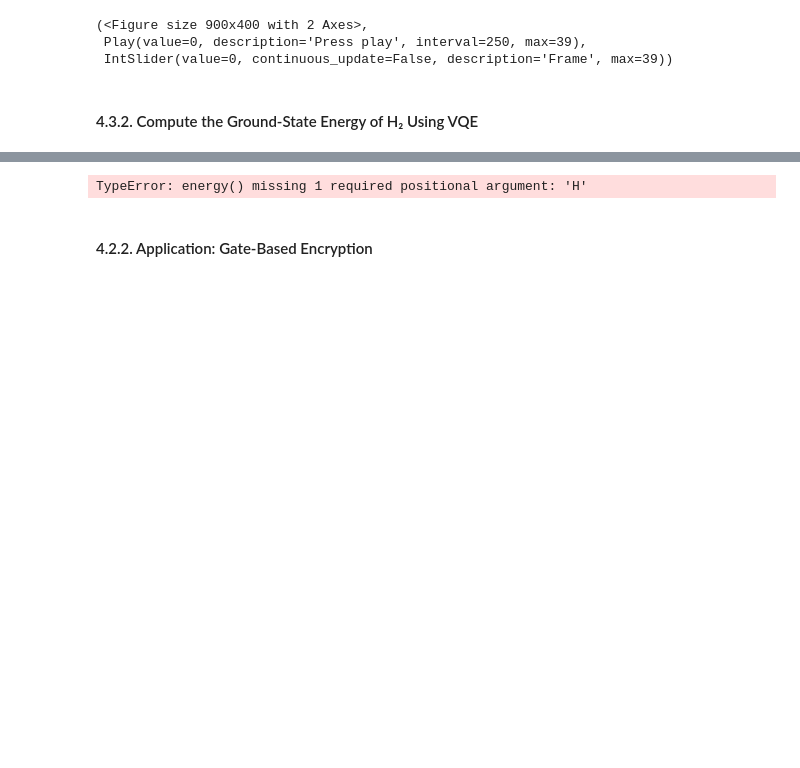
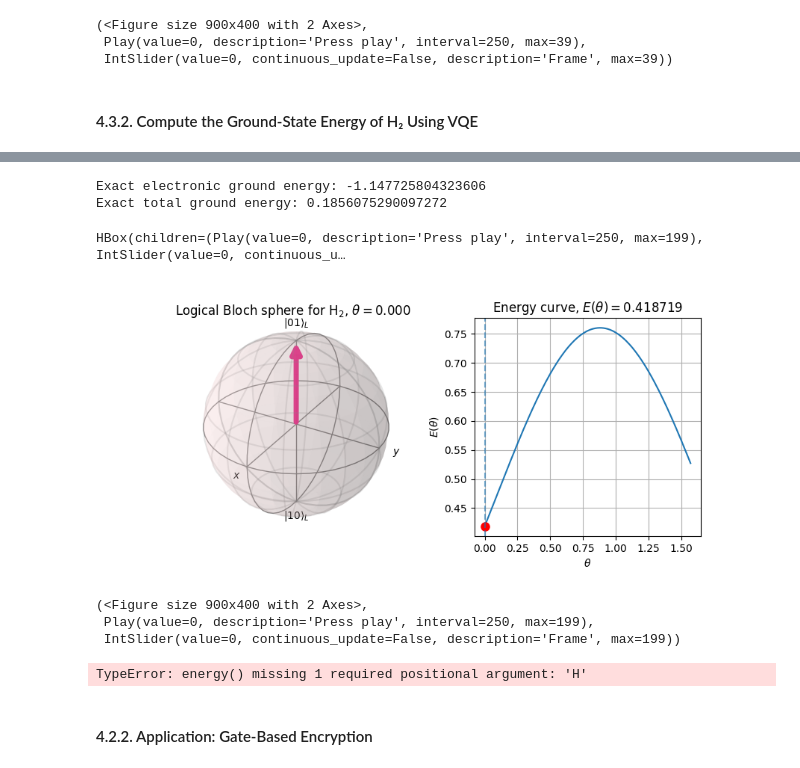
Before and after one commit to MariyaSV78/notebook_Quantum-computing, a Jupyter notebook: Quantum-computing.ipynb, the cells around one changed output, grey strips where cells are left out. Drawn from its saved outputs; the diff is of its cells as text; code cells hidden in the pictures; blank space fills up the shorter version.

```diff
--- a/Quantum-computing.ipynb
+++ b/Quantum-computing.ipynb
@@ -2092,3 +2139,58 @@ plt.show()
+# %%
+# Interactive Bloch sphere + energy curve visualization for a 1-qubit logical state.
+%matplotlib widget
+import importlib
+import bloch.show_bloch_VQE
+importlib.reload(bloch.show_bloch_VQE)
+
+from bloch.show_bloch_VQE import show_bloch_energy, bloch_vector_h2, energy_h2_reduced
+
+from qiskit_nature.second_q.mappers import ParityMapper
+
+
+
+theta_vals = np.linspace(0, np.pi/2, 40)
+energy_vals = np.array([
+    energy_from_operator(t, qubit_hamiltonian, E_nn)
+    for t in theta_vals
+])
+
+from qiskit.quantum_info import Statevector
+
+def logical_state_2q(theta):
+    # logical basis: |01>, |10>
+    vec = np.array([0, np.cos(theta), np.sin(theta), 0], dtype=complex)
+    return Statevector(vec)
+
+def energy_from_operator(theta, qubit_hamiltonian, E_nn=0.0):
+    psi = logical_state_2q(theta)
+    return np.real(psi.expectation_value(qubit_hamiltonian)) + E_nn
+
+theta_vals = np.linspace(0, np.pi/2, 200)
+energy_vals = np.array([
+    energy_from_operator(t, qubit_hamiltonian, E_nn=E_nn)
+    for t in theta_vals
+])
+
+Hmat = qubit_hamiltonian.to_matrix()
+evals, evecs = np.linalg.eigh(Hmat)
+print("Exact electronic ground energy:", evals[0].real)
+print("Exact total ground energy:", evals[0].real + E_nn)
+show_bloch_energy(
+    energy_vals,
+    theta_vals,
+    bloch_func=bloch_vector_h2,
+    figure_description=r"Logical Bloch sphere for H$_2$",
+    z_labels=(r"$|01\rangle_L$", r"$|10\rangle_L$")
+)
+# %% [output]
+Exact electronic ground energy: -1.147725804323606
+Exact total ground energy: 0.1856075290097272
+HBox(children=(Play(value=0, description='Press play', interval=250, max=199), IntSlider(value=0, continuous_u…
+[figure, added]
+(<Figure size 900x400 with 2 Axes>,
+ Play(value=0, description='Press play', interval=250, max=199),
+ IntSlider(value=0, continuous_update=False, description='Frame', max=199))
 # %%
 # %matplotlib widget
 # import importlib
```
Also changed, not shown: parts of 6 cells of this notebook, 3 other files.
